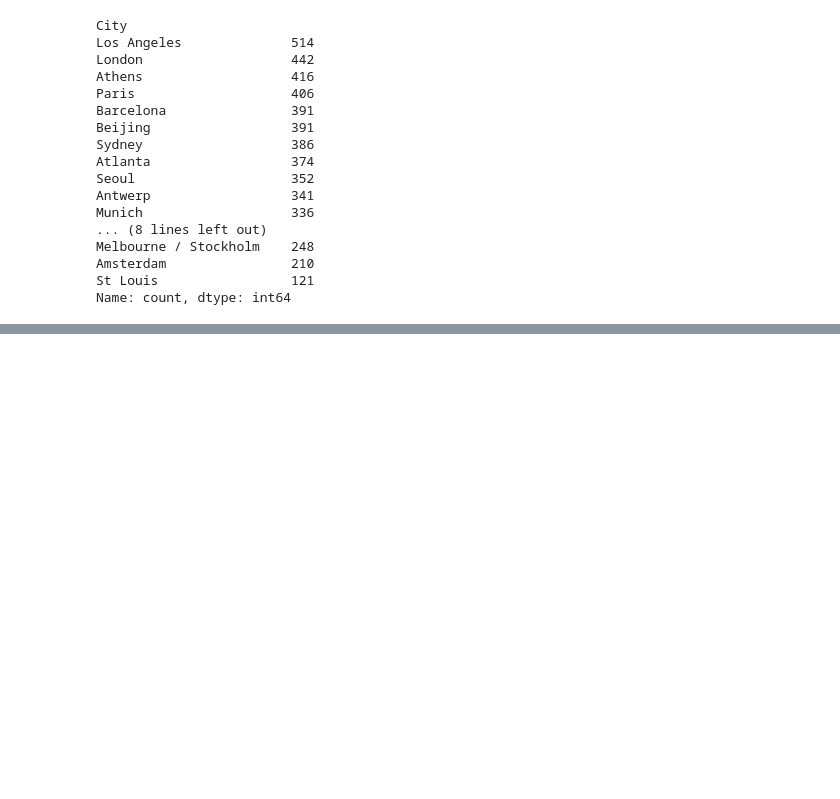
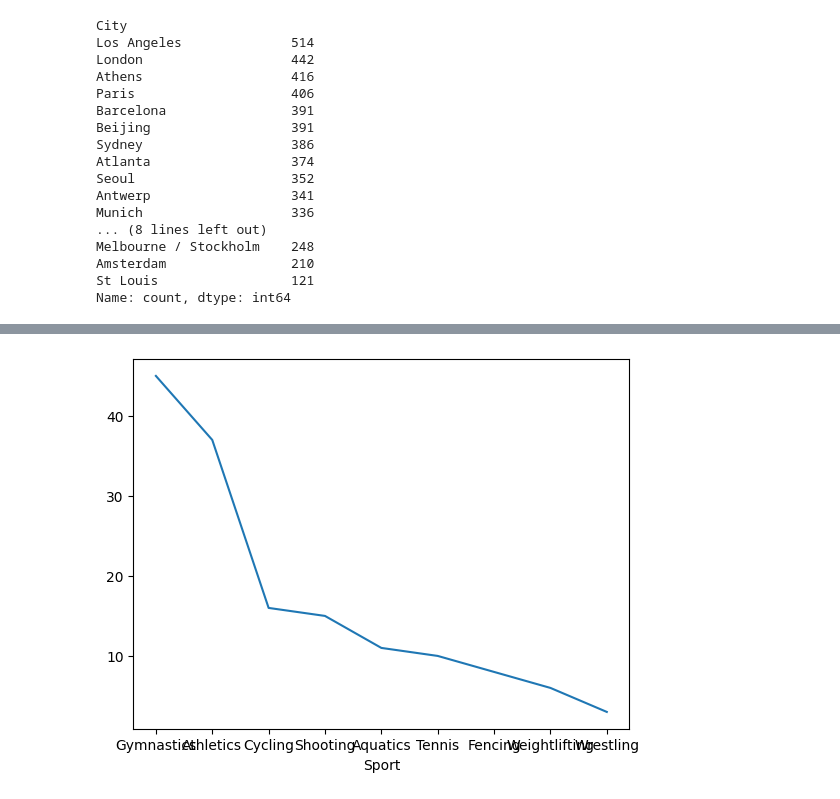
Before and after one commit to kipkosgeii/Olympics-Analysis, a Jupyter notebook: olympic.ipynb, the cells around one changed output, grey strips where cells are left out. Cells and saved outputs as stored; diff of their text form; code cells hidden in the pictures; blank space fills up the shorter version.

Commit message:
'Matplotlib
Understood how to plot graphs'

```diff
--- a/olympic.ipynb
+++ b/olympic.ipynb
@@ -118,0 +132,6 @@ Name: count, dtype: int64
+# %%
+# different sport in first olympics
+
+fo =df[df.Edition == 1896]
+
+fo.Sport.value_counts()
@@ -118,0 +150,4 @@ Name: count, dtype: int64
+# %%
+fo.Sport.value_counts().plot(kind='line');
+# %% [output]
+[figure, added]
```
Also changed, not shown: parts of 9 cells of this notebook, 1 other file.
